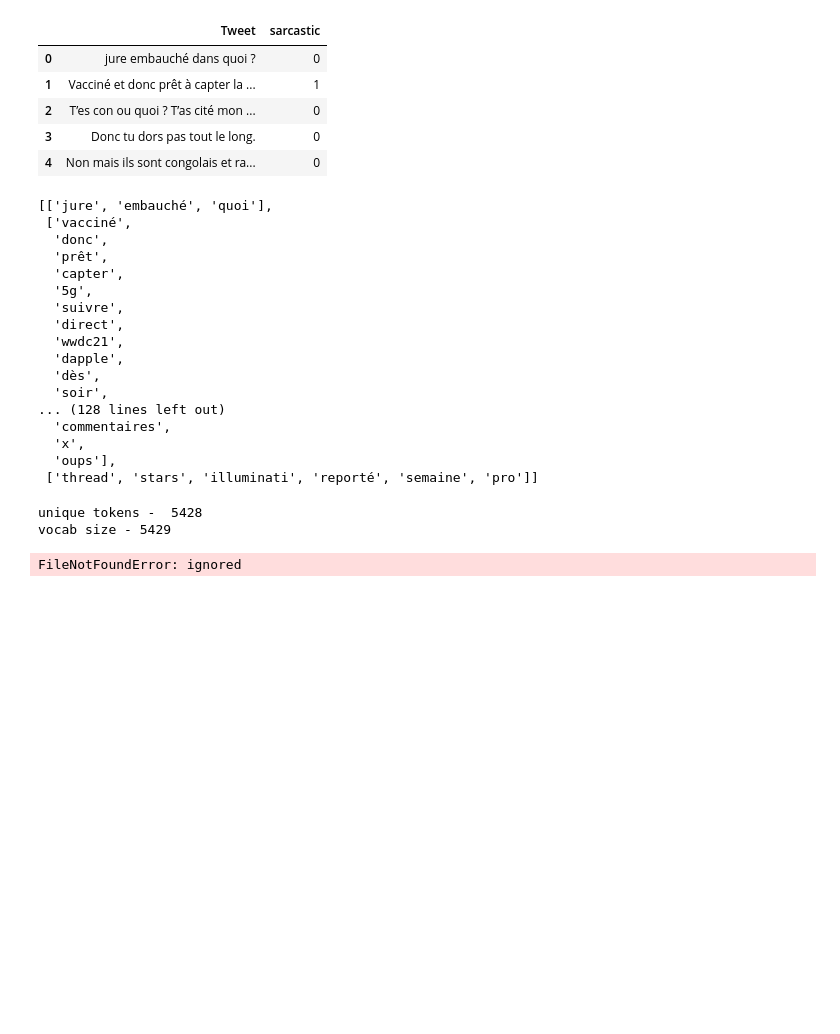
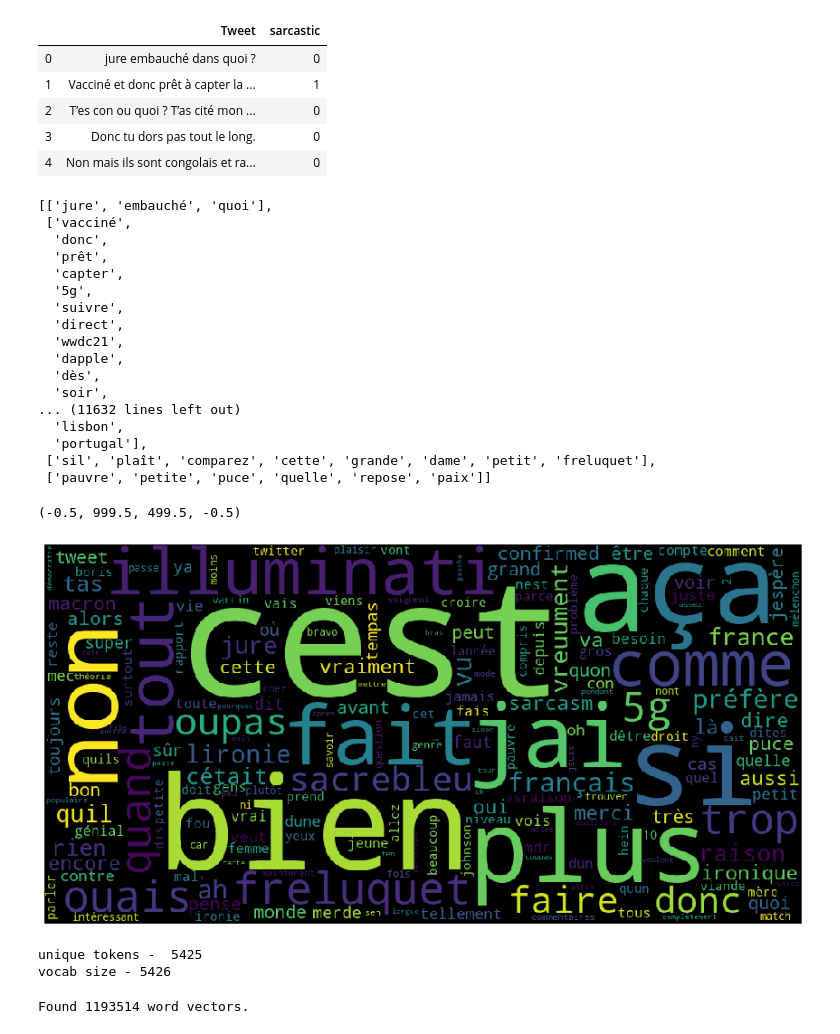
Before and after one commit to agranger13/SarcasTweet, a Jupyter notebook: ML.ipynb, the cells around one changed output. Cells and saved outputs as stored; diff of their text form; code cells hidden in the pictures; blank space fills up the shorter version.

```diff
--- a/ML.ipynb
+++ b/ML.ipynb
@@ -125,15 +122,20 @@ def CleanTokenize(df):
         text = re.sub(r" y'a ", "il y a", text)
         text = re.sub(r" ya ", "il y a", text)
         text = re.sub(r" j ", "je", text)
+        text = re.sub(r"jsuis", "je suis", text)
         text = re.sub(r" j ai ", "j'ai", text)
         text = re.sub(r" l ", "l'", text)
         text = re.sub(r" c  ", "c'est", text)
+        text = re.sub(r"ps", "pas", text)
         text = re.sub(r" bcp ", "beaucoup", text)
         text = re.sub(r" jvais ", "je vais", text)
         text = re.sub(r" jpense ", "je pense", text)
+        text = re.sub(r'@[A-Za-z0-9_.]+',"",text)
         text = re.sub(r"[,.\"\'!@#$%^&*(){}?/;`~:<>+=-]", "", text)
         text = re.sub(r"’", "", text)
         text = re.sub(r"»", "", text)
+        text = re.sub(r"«", "", text)
+        text = re.sub(r"•", "", text)
         tokens = word_tokenize(text)
         table = str.maketrans('', '', string.punctuation)
         stripped = [w.translate(table) for w in tokens]
@@ -143,7 +145,7 @@ def CleanTokenize(df):
     return head_lines
 
 head_lines = CleanTokenize(data)
-head_lines[0:10]
+head_lines[0:1000]
 # %% [output]
 [['jure', 'embauché', 'quoi'],
  ['vacciné',
@@ -157,14 +159,27 @@ head_lines[0:10]
   'dapple',
   'dès',
   'soir',
-... (128 lines left out)
-  'commentaires',
-  'x',
-  'oups'],
- ['thread', 'stars', 'illuminati', 'reporté', 'semaine', 'pro']]
+... (11632 lines left out)
+  'lisbon',
+  'portugal'],
+ ['sil', 'plaît', 'comparez', 'cette', 'grande', 'dame', 'petit', 'freluquet'],
+ ['pauvre', 'petite', 'puce', 'quelle', 'repose', 'paix']]
+# %%
+pos_data = data.loc[data['sarcastic'] == 1]
+pos_head_lines = CleanTokenize(pos_data)
+pos_lines = [j for sub in pos_head_lines for j in sub]
+word_could_dict=Counter(pos_lines)
+
+wordcloud = WordCloud(width = 1000, height = 500).generate_from_frequencies(word_could_dict)
+plt.figure(figsize=(15,8))
+plt.imshow(wordcloud)
+plt.axis("off")
+# %% [output]
+(-0.5, 999.5, 499.5, -0.5)
+[figure, added]
 # %%
 validation_split = 0.2
-max_length = 25
+max_length = 32
 
 
 tokenizer_obj = Tokenizer()
@@ -191,12 +206,12 @@ y_train = sentiment[:-num_validation_samples]
 X_test_pad = lines_pad[-num_validation_samples:]
 y_test = sentiment[-num_validation_samples:]
 # %% [output]
-unique tokens -  5428
-vocab size - 5429
+unique tokens -  5425
+vocab size - 5426
 # %%
 vector_rep = {}
 dimention = 100
-f = open(os.path.join('/content/sample_data/glove.twitter.27B.100d.txt'), encoding = "utf-8")
+f = open(os.path.join('glove.twitter.27B.100d.txt'), encoding = "utf-8")
 for line in f:
     values = line.split()
     word = values[0]
@@ -206,7 +221,7 @@ f.close()
 
 print('Found %s word vectors.' % len(vector_rep))
 # %% [output]
-FileNotFoundError: ignored
+Found 1193514 word vectors.
 # %%
 matrix = np.zeros((len(word_index) + 1, dimention))
 c = 0
```
Also changed, not shown: parts of 12 cells of this notebook.
